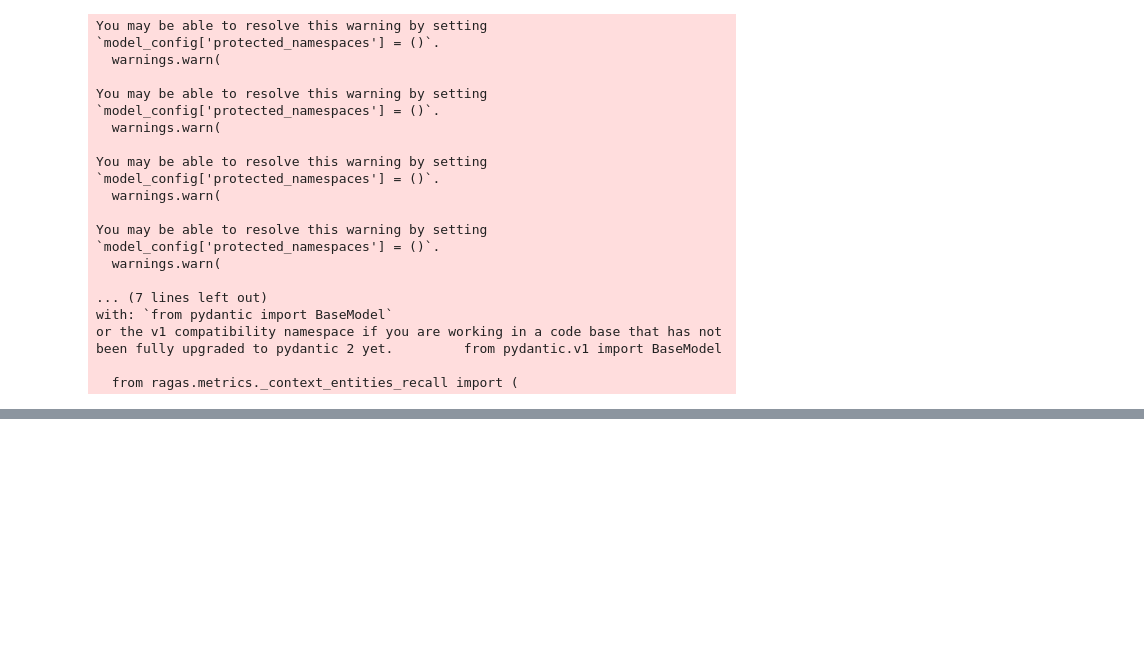
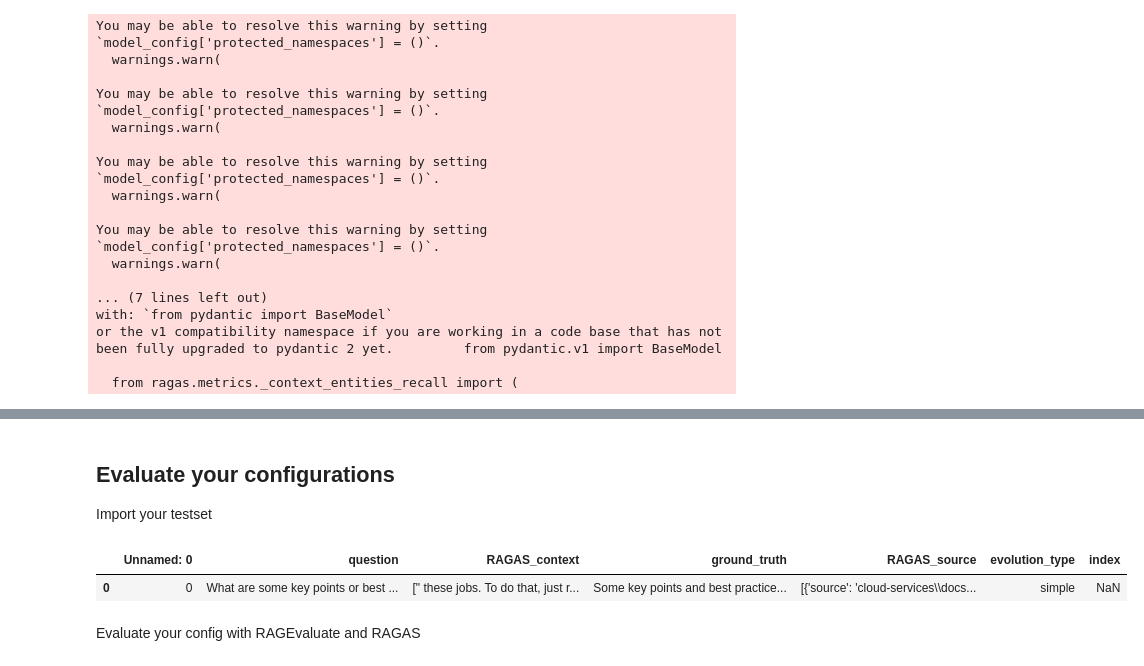
Before and after one commit to SoelMgd/AWS_RAG_Evaluation_Toolkit, a Jupyter notebook: Examples/02_Evaluate_RAG.ipynb, the cells around one changed output, grey strips where cells are left out. Cells and saved outputs as stored; diff of their text form; code cells hidden in the pictures; blank space fills up the shorter version.

```diff
--- a/Examples/02_Evaluate_RAG.ipynb
+++ b/Examples/02_Evaluate_RAG.ipynb
@@ -67,8 +100,17 @@ config3 = RAGConfig(name = "claude2_BGE_small",
                    prompt=prompt_basic,
                    scoring_llm="anthropic.claude-3-sonnet-20240229-v1:0",
                    metrics= [faithfulness,answer_relevancy, context_precision, context_recall])
+# %% [markdown]
+## Evaluate your configurations
+
+Import your testset
 # %%
 testset = pd.read_csv('Testsets/RAG_testset_processed.csv')
-testset.drop(columns=['Unnamed: 0', 'level_0'], inplace=True)
-testset = testset.iloc[:4,:]
+testset = testset.iloc[:2,:]
+testset.head(1)
+# %% [output]
+|  | Unnamed: 0 | question | RAGAS_context | ground_truth | RAGAS_source | evolution_type | index |
+| 0 | 0 | What are some key points or best ... | [" these jobs. To do that, just r... | Some key points and best practice... | [{'source': 'cloud-services\\docs... | simple | NaN |
+# %% [markdown]
+Evaluate your config with RAGEvaluate and RAGAS
 # %%
```
Also changed, not shown: parts of 19 cells of this notebook, 5 other files.
